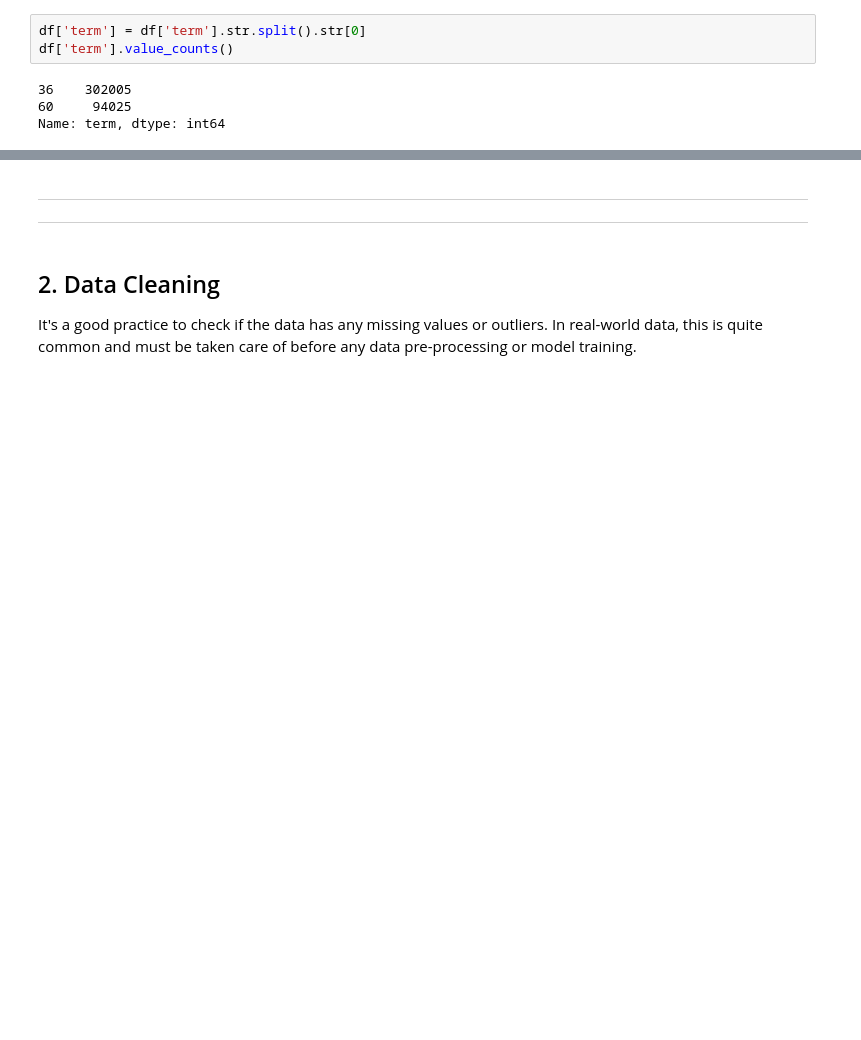
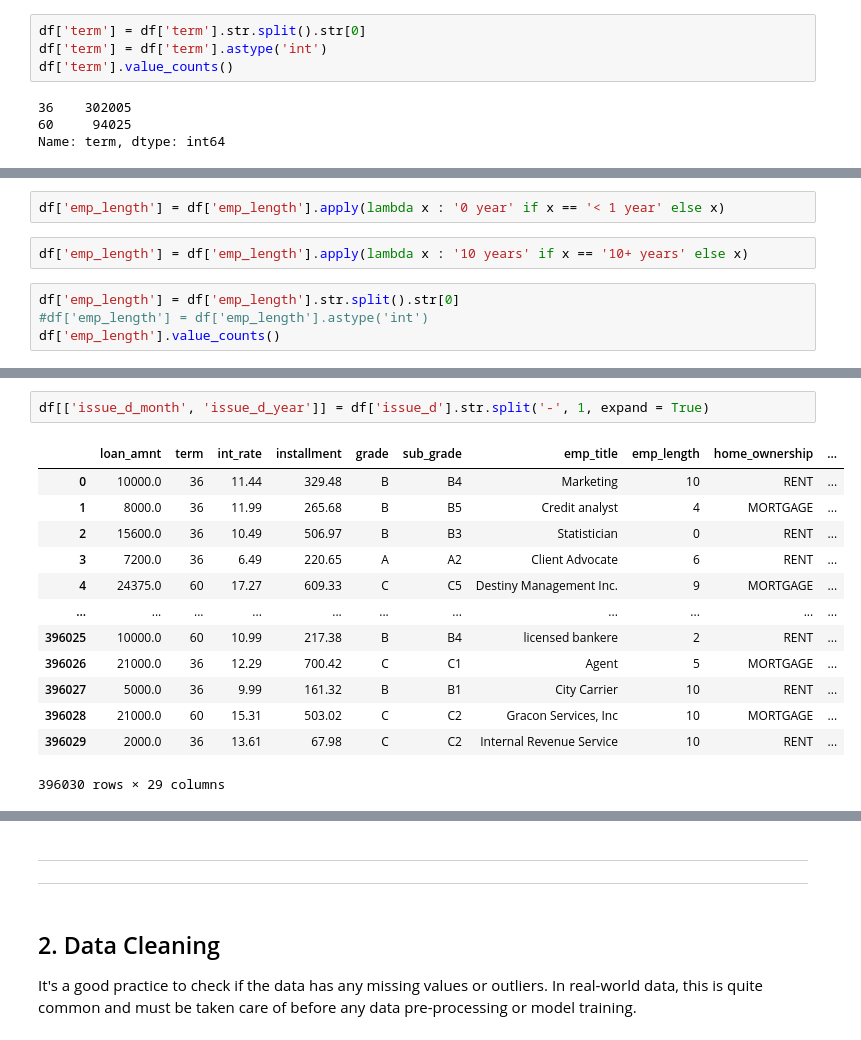
Before and after one commit to Sam-Power/031_dl_loan_status, a Jupyter notebook: 031_dl_loan_status.ipynb, the cells around one changed output, grey strips where cells are left out. Cells and saved outputs as stored; diff of their text form; blank space fills up the shorter version.

```diff
--- a/031_dl_loan_status.ipynb
+++ b/031_dl_loan_status.ipynb
@@ -368,6 +375,7 @@ df['term'].value_counts()
 Name: term, dtype: int64
 # %%
 df['term'] = df['term'].str.split().str[0]
+df['term'] = df['term'].astype('int')
 df['term'].value_counts()
 # %% [output]
 36    302005
@@ -375,0 +449,8 @@ Name: term, dtype: int64
+# %%
+df['emp_length'] = df['emp_length'].apply(lambda x : '0 year' if x == '< 1 year' else x)
+# %%
+df['emp_length'] = df['emp_length'].apply(lambda x : '10 years' if x == '10+ years' else x)
+# %%
+df['emp_length'] = df['emp_length'].str.split().str[0]
+#df['emp_length'] = df['emp_length'].astype('int')
+df['emp_length'].value_counts()
@@ -375,0 +502,16 @@ Name: term, dtype: int64
+# %%
+df[['issue_d_month', 'issue_d_year']] = df['issue_d'].str.split('-', 1, expand = True)
+# %% [output]
+|  | loan_amnt | term | int_rate | installment | grade | sub_grade | emp_title | emp_length | home_ownership | ... |
+| 0 | 10000.0 | 36 | 11.44 | 329.48 | B | B4 | Marketing | 10 | RENT | ... |
+| 1 | 8000.0 | 36 | 11.99 | 265.68 | B | B5 | Credit analyst | 4 | MORTGAGE | ... |
+| 2 | 15600.0 | 36 | 10.49 | 506.97 | B | B3 | Statistician | 0 | RENT | ... |
+| 3 | 7200.0 | 36 | 6.49 | 220.65 | A | A2 | Client Advocate | 6 | RENT | ... |
+| 4 | 24375.0 | 60 | 17.27 | 609.33 | C | C5 | Destiny Management Inc. | 9 | MORTGAGE | ... |
+| ... | ... | ... | ... | ... | ... | ... | ... | ... | ... | ... |
+| 396025 | 10000.0 | 60 | 10.99 | 217.38 | B | B4 | licensed bankere | 2 | RENT | ... |
+| 396026 | 21000.0 | 36 | 12.29 | 700.42 | C | C1 | Agent | 5 | MORTGAGE | ... |
+| 396027 | 5000.0 | 36 | 9.99 | 161.32 | B | B1 | City Carrier | 10 | RENT | ... |
+| 396028 | 21000.0 | 60 | 15.31 | 503.02 | C | C2 | Gracon Services, Inc | 10 | MORTGAGE | ... |
+| 396029 | 2000.0 | 36 | 13.61 | 67.98 | C | C2 | Internal Revenue Service | 10 | RENT | ... |
+396030 rows × 29 columns
```
Also changed, not shown: parts of 27 cells of this notebook.
